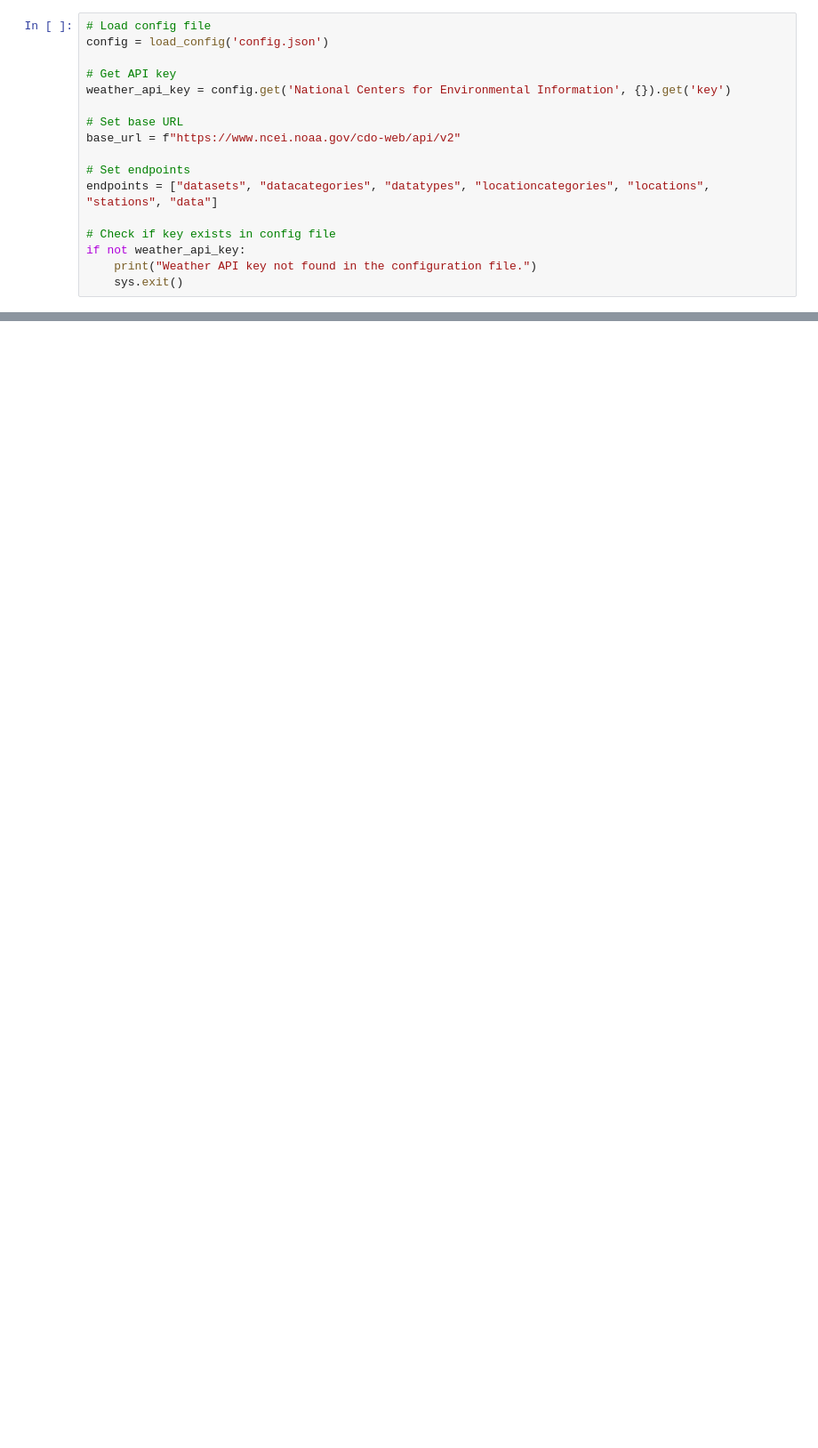
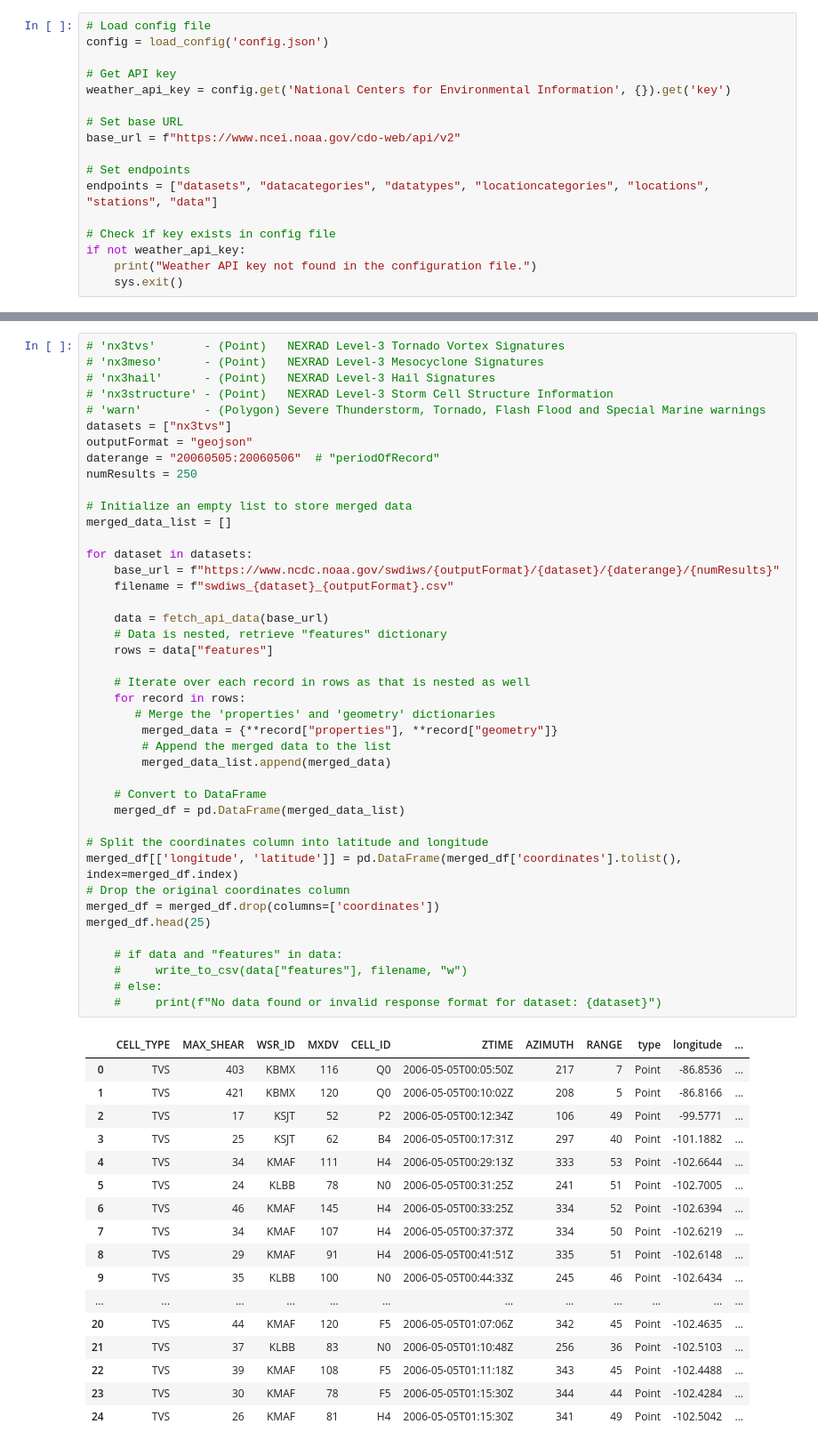
Before and after one commit to DavidnBui/DataStormers, a Jupyter notebook: testing.ipynb, the cells around one changed output, grey strips where cells are left out. Shown at 89% size. Cells and saved outputs as stored; diff of their text form; blank space fills up the shorter version.

Commit message:
Found weather data and created initial map

```diff
--- a/testing.ipynb
+++ b/testing.ipynb
@@ -21,0 +50,60 @@ if not weather_api_key:
+# %%
+# 'nx3tvs'       - (Point)   NEXRAD Level-3 Tornado Vortex Signatures
+# 'nx3meso'      - (Point)   NEXRAD Level-3 Mesocyclone Signatures
+# 'nx3hail'      - (Point)   NEXRAD Level-3 Hail Signatures
+# 'nx3structure' - (Point)   NEXRAD Level-3 Storm Cell Structure Information
+# 'warn'         - (Polygon) Severe Thunderstorm, Tornado, Flash Flood and Special Marine warnings
+datasets = ["nx3tvs"]
+outputFormat = "geojson"
+daterange = "20060505:20060506"  # "periodOfRecord"
+numResults = 250
+
+# Initialize an empty list to store merged data
+merged_data_list = []
+
+for dataset in datasets:
+    base_url = f"https://www.ncdc.noaa.gov/swdiws/{outputFormat}/{dataset}/{daterange}/{numResults}"
+    filename = f"swdiws_{dataset}_{outputFormat}.csv"
+
+    data = fetch_api_data(base_url)
+    # Data is nested, retrieve "features" dictionary
+    rows = data["features"]
+
+    # Iterate over each record in rows as that is nested as well
+    for record in rows:
+       # Merge the 'properties' and 'geometry' dictionaries
+        merged_data = {**record["properties"], **record["geometry"]}
+        # Append the merged data to the list
+        merged_data_list.append(merged_data)
+
+    # Convert to DataFrame
+    merged_df = pd.DataFrame(merged_data_list)
+
+# Split the coordinates column into latitude and longitude
+merged_df[['longitude', 'latitude']] = pd.DataFrame(merged_df['coordinates'].tolist(), index=merged_df.index)
+# Drop the original coordinates column
+merged_df = merged_df.drop(columns=['coordinates'])
+merged_df.head(25)
+
+    # if data and "features" in data:
+    #     write_to_csv(data["features"], filename, "w")
+    # else:
+    #     print(f"No data found or invalid response format for dataset: {dataset}")
+# %% [output]
+|  | CELL_TYPE | MAX_SHEAR | WSR_ID | MXDV | CELL_ID | ZTIME | AZIMUTH | RANGE | type | longitude | ... |
+| 0 | TVS | 403 | KBMX | 116 | Q0 | 2006-05-05T00:05:50Z | 217 | 7 | Point | -86.8536 | ... |
+| 1 | TVS | 421 | KBMX | 120 | Q0 | 2006-05-05T00:10:02Z | 208 | 5 | Point | -86.8166 | ... |
+| 2 | TVS | 17 | KSJT | 52 | P2 | 2006-05-05T00:12:34Z | 106 | 49 | Point | -99.5771 | ... |
+| 3 | TVS | 25 | KSJT | 62 | B4 | 2006-05-05T00:17:31Z | 297 | 40 | Point | -101.1882 | ... |
+| 4 | TVS | 34 | KMAF | 111 | H4 | 2006-05-05T00:29:13Z | 333 | 53 | Point | -102.6644 | ... |
+| 5 | TVS | 24 | KLBB | 78 | N0 | 2006-05-05T00:31:25Z | 241 | 51 | Point | -102.7005 | ... |
+| 6 | TVS | 46 | KMAF | 145 | H4 | 2006-05-05T00:33:25Z | 334 | 52 | Point | -102.6394 | ... |
+| 7 | TVS | 34 | KMAF | 107 | H4 | 2006-05-05T00:37:37Z | 334 | 50 | Point | -102.6219 | ... |
+| 8 | TVS | 29 | KMAF | 91 | H4 | 2006-05-05T00:41:51Z | 335 | 51 | Point | -102.6148 | ... |
+| 9 | TVS | 35 | KLBB | 100 | N0 | 2006-05-05T00:44:33Z | 245 | 46 | Point | -102.6434 | ... |
+| ... | ... | ... | ... | ... | ... | ... | ... | ... | ... | ... | ... |
+| 20 | TVS | 44 | KMAF | 120 | F5 | 2006-05-05T01:07:06Z | 342 | 45 | Point | -102.4635 | ... |
+| 21 | TVS | 37 | KLBB | 83 | N0 | 2006-05-05T01:10:48Z | 256 | 36 | Point | -102.5103 | ... |
+| 22 | TVS | 39 | KMAF | 108 | F5 | 2006-05-05T01:11:18Z | 343 | 45 | Point | -102.4488 | ... |
+| 23 | TVS | 30 | KMAF | 78 | F5 | 2006-05-05T01:15:30Z | 344 | 44 | Point | -102.4284 | ... |
+| 24 | TVS | 26 | KMAF | 81 | H4 | 2006-05-05T01:15:30Z | 341 | 49 | Point | -102.5042 | ... |
```
Also changed, not shown: parts of 5 cells of this notebook, 5 other files.
